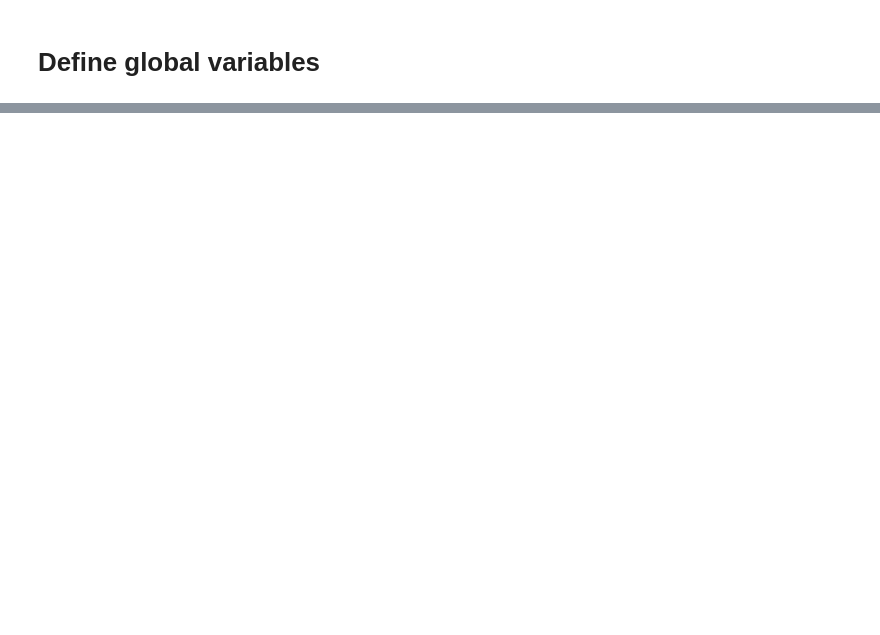
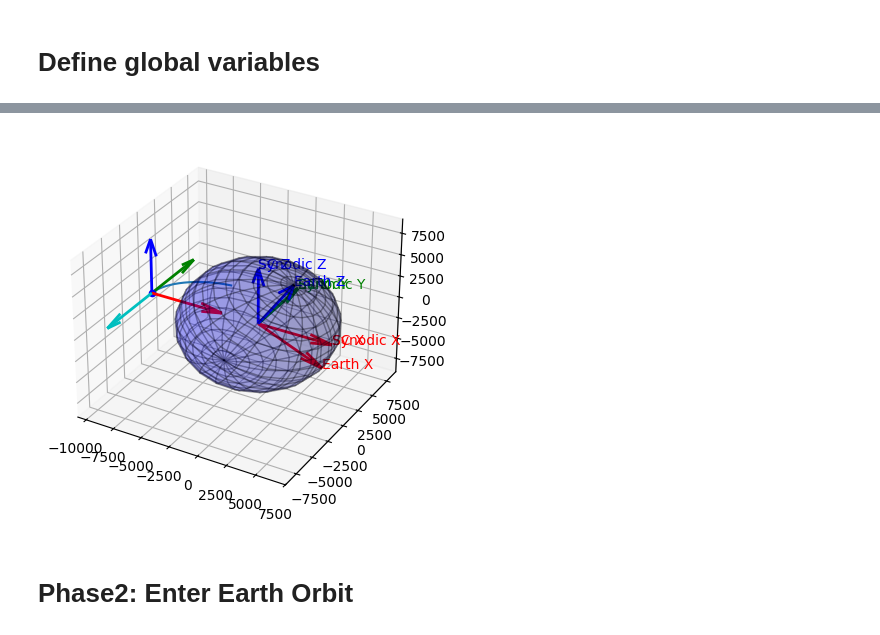
Before and after one commit to tonyhoVN/simulation-spacecraft-moon-lander, a Jupyter notebook: scripts/test_note_book.ipynb, the cells around one changed output, grey strips where cells are left out. Cells and saved outputs as stored; diff of their text form; code cells hidden in the pictures; blank space fills up the shorter version.

```diff
--- a/scripts/test_note_book.ipynb
+++ b/scripts/test_note_book.ipynb
@@ -58,0 +266,38 @@ NameError: name 'x_sc' is not defined
+# %%
+####### Verify Value ########
+
+# Reset system with optimal values
+phase1_file = os.path.join(file_path,"scraft_1.csv")
+
+X_sc, V_sc, A_sc, thrust_unit = set_initial_new(
+    theta = np.deg2rad(139.0933),
+    alpha = np.deg2rad(42.2394),
+    r_earth=r_earth
+)
+space_craft.reset(save_file=phase1_file, m=mass_sc, x=X_sc, v=V_sc, a=A_sc)
+
+# Simulation
+for i in range(0, 1428, 1):
+    if i < time_phase1:
+        thrust_unit_input = thrust_unit
+    else:
+        thrust_unit_input = None
+
+    space_craft.step_update(G=G, earth=Earth, moon=Moon, thrust_unit=thrust_unit_input, time_step=time_step)
+
+# Visualize
+visualize_system(
+    spacecraft_state_file=phase1_file,
+    spacecraft=space_craft,
+    earth=Earth,
+    moon=Moon,
+    g_zero_point=g_zero_point,
+    show_earth=True,
+    show_moon=False,
+    scale_axis=1
+)
+# %% [output]
+[figure, added]
+# %% [markdown]
+Phase2: Enter Earth Orbit
+===
```
Also changed, not shown: parts of 16 cells of this notebook, 11 other files.
